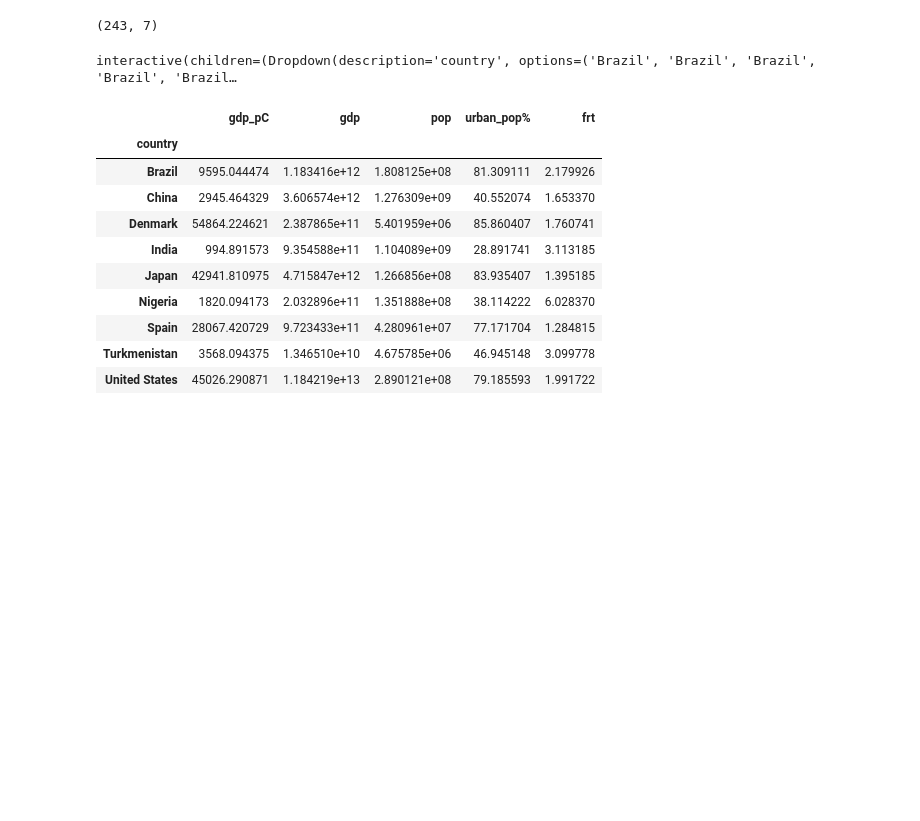
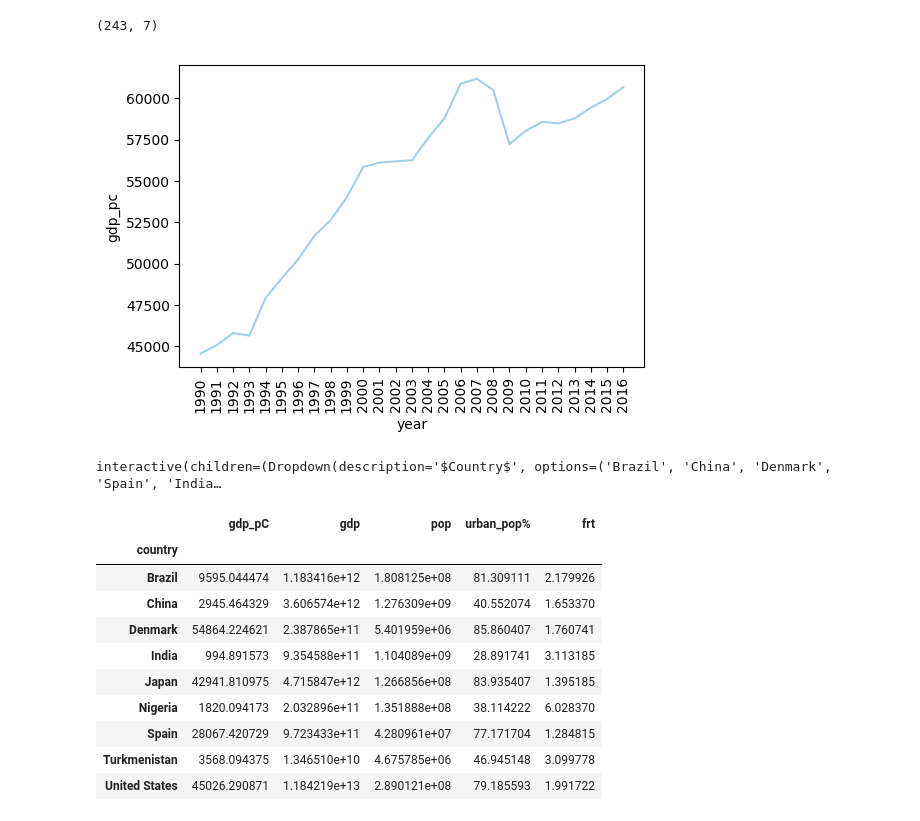
Before and after one commit to NumEconCopenhagen/projects-2019-tba, a Jupyter notebook: dataproject/dataproject/Dataproject_Tonje/dataProject.ipynb, the cells around one changed output. Cells and saved outputs as stored; diff of their text form; code cells hidden in the pictures; blank space fills up the shorter version.

```diff
--- a/dataproject/dataproject/Dataproject_Tonje/dataProject.ipynb
+++ b/dataproject/dataproject/Dataproject_Tonje/dataProject.ipynb
@@ -185,22 +209,31 @@ year=data_wb["year"]
 # %%
 gdp_pC=data_wb["gdp_pC"]
 # %%
-def interactive_figure(country, year, gdp_pC):
+def interactive_figure(country, data_wb):
 
+    data_country = data_wb[data_wb.country == country]
+    year = data_country.year
+    gdp_pC = data_country.gdp_pC
     fig = plt.figure(dpi=100)
     ax = fig.add_subplot(1,1,1)
     ax.plot(year, gdp_pC)
     ax.set_xlabel("year")
     ax.set_ylabel("gdp_pc")
-    return fig
+    plt.xticks(rotation=90)
+    plt.gca().invert_xaxis()
+# %%
+interactive_figure('Denmark',data_wb)
+# %% [output]
+[figure, added]
 # %%
 widgets.interact(interactive_figure,
-    year=widgets.fixed(year),
-    country=widgets.Dropdown(description="country", options=country),
+    year = widgets.fixed(year),
+    data_wb = widgets.fixed(data_wb),
+    country=widgets.Dropdown(description="$Country$", options=data_wb.country.unique()),
     gdp_pC=widgets.fixed(gdp_pC)
 );
 # %% [output]
-interactive(children=(Dropdown(description='country', options=('Brazil', 'Brazil', 'Brazil', 'Brazil', 'Brazil…
+interactive(children=(Dropdown(description='$Country$', options=('Brazil', 'China', 'Denmark', 'Spain', 'India…
 # %%
 data_wb.groupby("country").mean()
 # %% [output]
```
Also changed, not shown: parts of 6 cells of this notebook.
